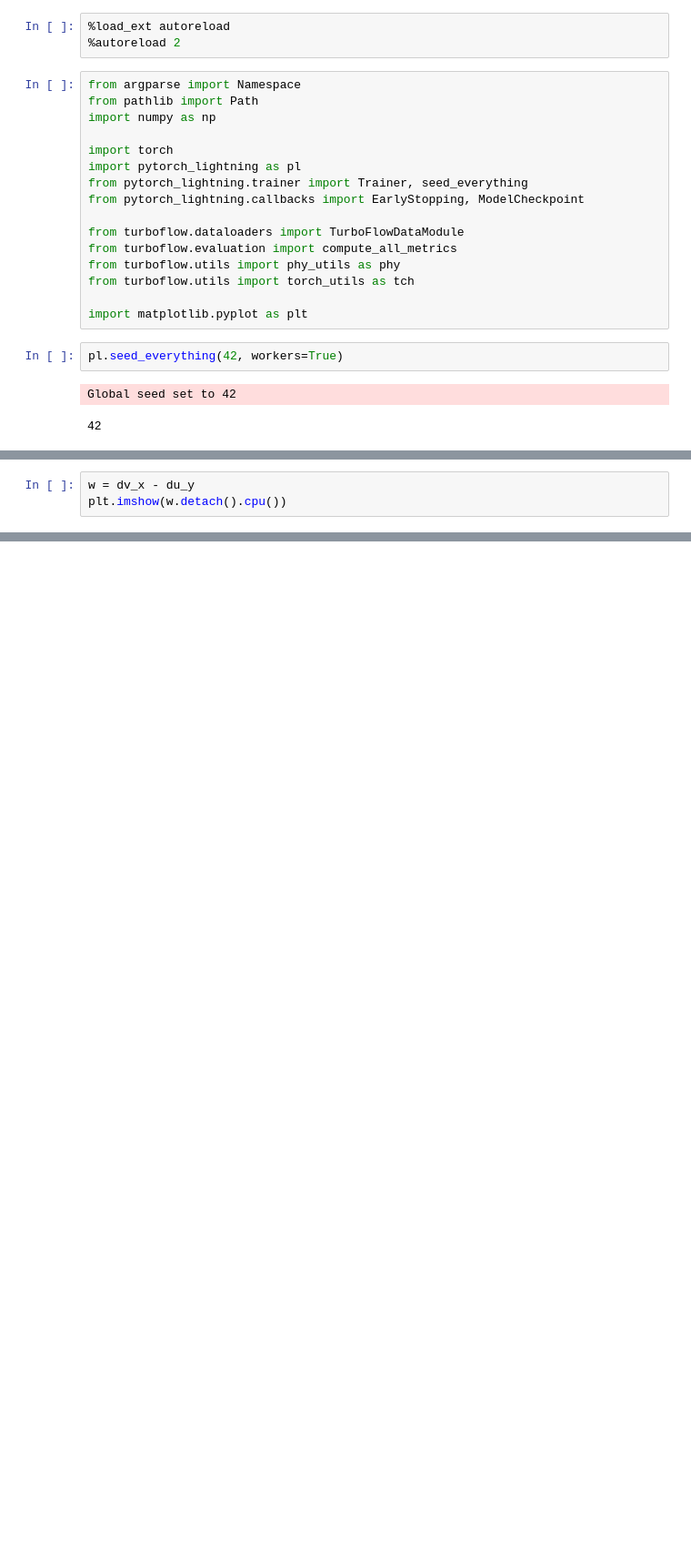
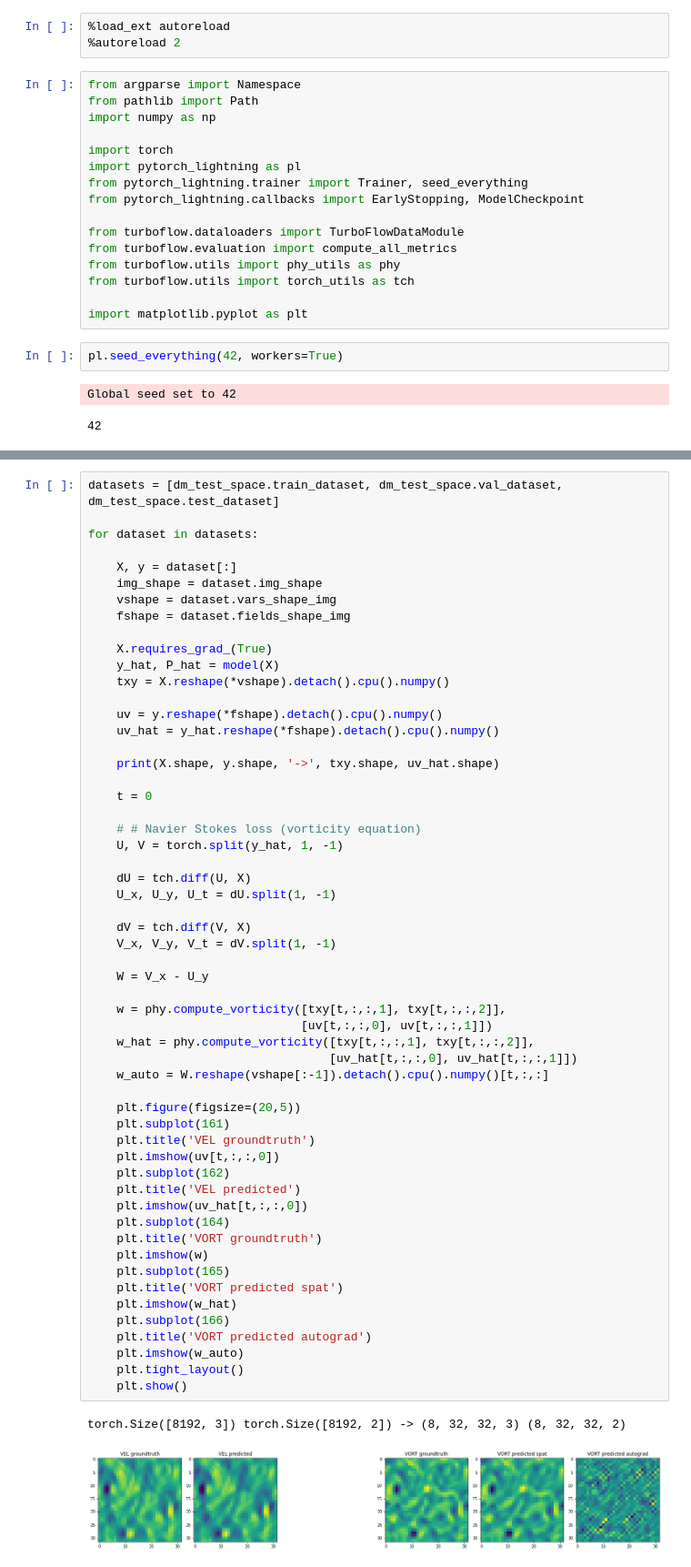
Before and after one commit to Chutlhu/TurboSuperResultion, a Jupyter notebook: notebooks/[Sandbox,PINNUS,Turb2D,time] PINNUS with Time and NS equations.ipynb, the cells around one changed output, grey strips where cells are left out. Shown at 91% size. Drawn from its saved outputs; the diff is of its cells as text; blank space fills up the shorter version.

```diff
--- a/notebooks/[Sandbox,PINNUS,Turb2D,time] PINNUS with Time and NS equations.ipynb
+++ b/notebooks/[Sandbox,PINNUS,Turb2D,time] PINNUS with Time and NS equations.ipynb
@@ -527,3 +24,0 @@ plt.show()
-# %%
-w = dv_x - du_y
-plt.imshow(w.detach().cpu())
@@ -762,0 +208,59 @@ plt.show()
+# %%
+datasets = [dm_test_space.train_dataset, dm_test_space.val_dataset, dm_test_space.test_dataset]
+
+for dataset in datasets:
+
+    X, y = dataset[:]
+    img_shape = dataset.img_shape
+    vshape = dataset.vars_shape_img
+    fshape = dataset.fields_shape_img
+
+    X.requires_grad_(True)
+    y_hat, P_hat = model(X)
+    txy = X.reshape(*vshape).detach().cpu().numpy()
+
+    uv = y.reshape(*fshape).detach().cpu().numpy()
+    uv_hat = y_hat.reshape(*fshape).detach().cpu().numpy()
+
+    print(X.shape, y.shape, '->', txy.shape, uv_hat.shape)
+
+    t = 0
+
+    # # Navier Stokes loss (vorticity equation)
+    U, V = torch.split(y_hat, 1, -1)
+
+    dU = tch.diff(U, X)
+    U_x, U_y, U_t = dU.split(1, -1)
+
+    dV = tch.diff(V, X)
+    V_x, V_y, V_t = dV.split(1, -1)
+
+    W = V_x - U_y
+
+    w = phy.compute_vorticity([txy[t,:,:,1], txy[t,:,:,2]],
+                              [uv[t,:,:,0], uv[t,:,:,1]])
+    w_hat = phy.compute_vorticity([txy[t,:,:,1], txy[t,:,:,2]],
+                                  [uv_hat[t,:,:,0], uv_hat[t,:,:,1]])
+    w_auto = W.reshape(vshape[:-1]).detach().cpu().numpy()[t,:,:]
+
+    plt.figure(figsize=(20,5))
+    plt.subplot(161)
+    plt.title('VEL groundtruth')
+    plt.imshow(uv[t,:,:,0])
+    plt.subplot(162)
+    plt.title('VEL predicted')
+    plt.imshow(uv_hat[t,:,:,0])
+    plt.subplot(164)
+    plt.title('VORT groundtruth')
+    plt.imshow(w)
+    plt.subplot(165)
+    plt.title('VORT predicted spat')
+    plt.imshow(w_hat)
+    plt.subplot(166)
+    plt.title('VORT predicted autograd')
+    plt.imshow(w_auto)
+    plt.tight_layout()
+    plt.show()
+# %% [output]
+torch.Size([8192, 3]) torch.Size([8192, 2]) -> (8, 32, 32, 3) (8, 32, 32, 2)
+[figure, added]
```
Also changed, not shown: parts of 41 cells of this notebook, 33 other files.
